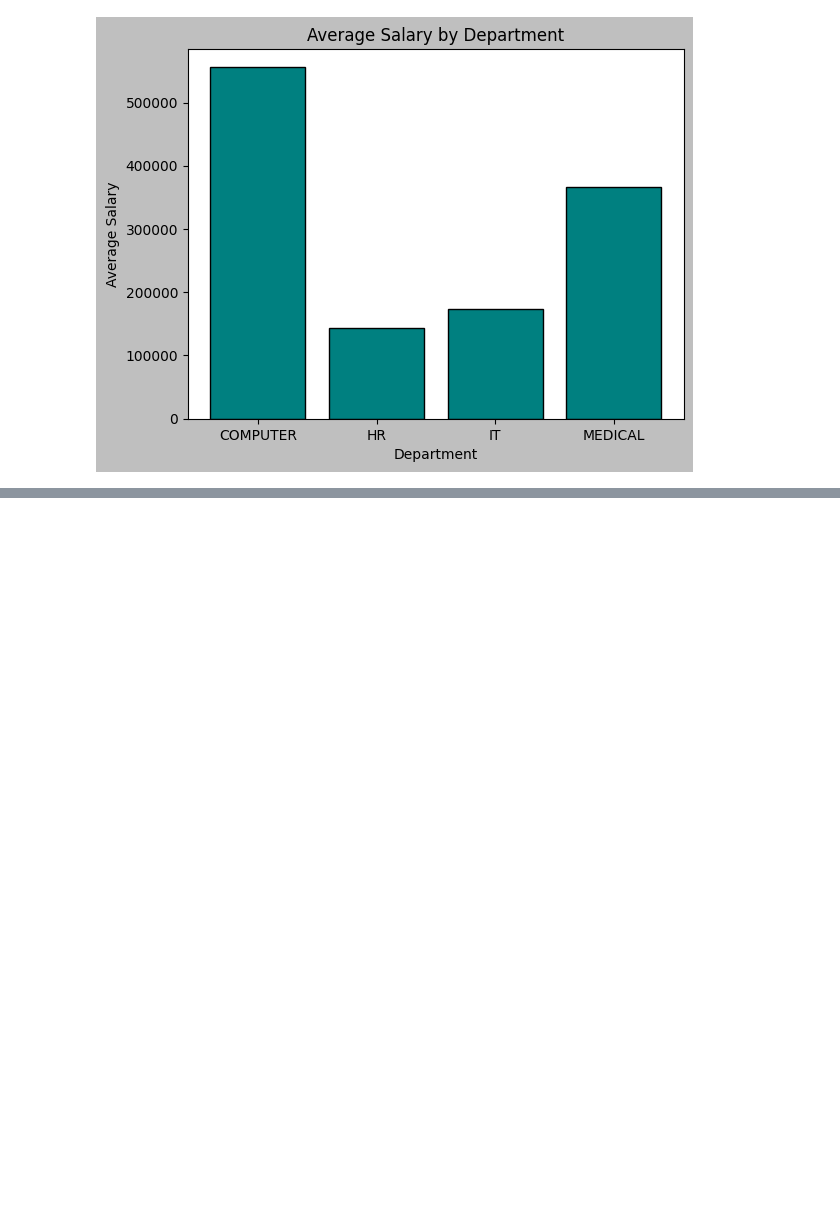
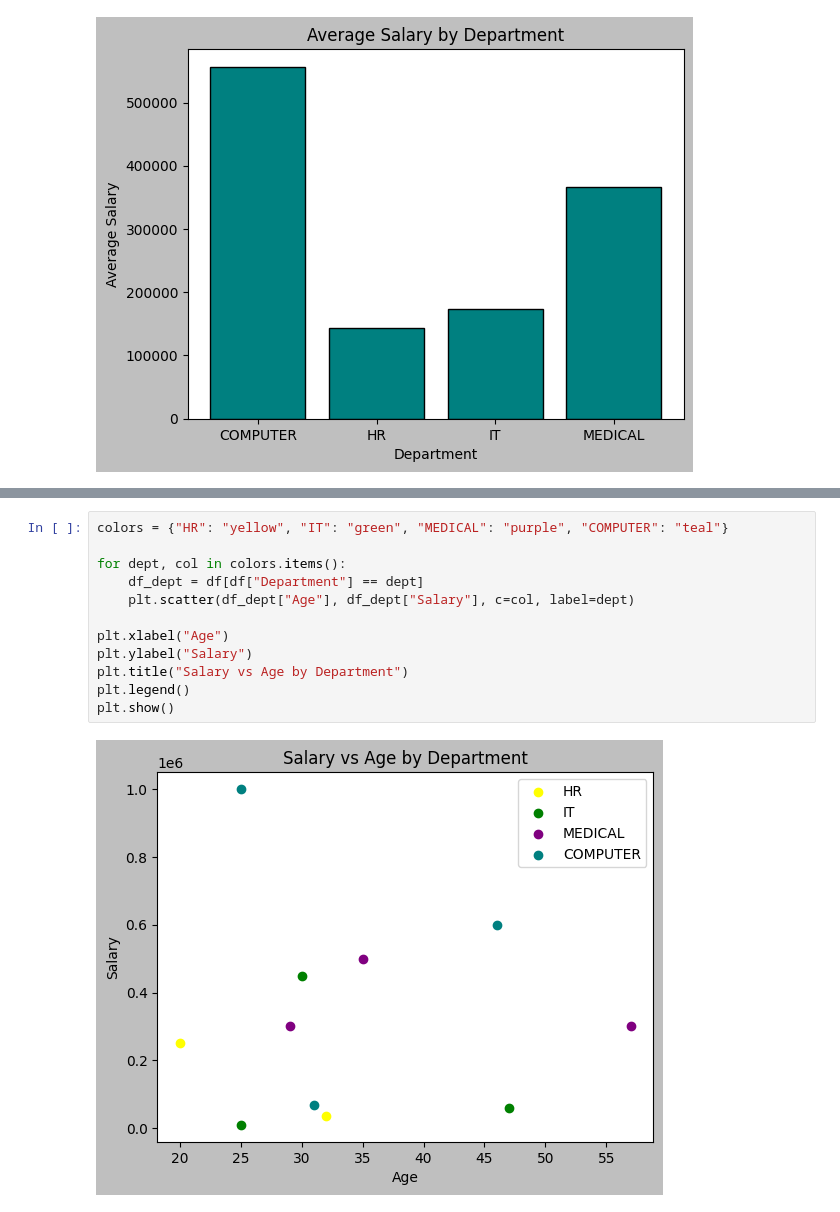
Before and after one commit to saeemane05/Python_Data_Analysis_Fundamental, a Jupyter notebook: MATPLOTLIB/03_bivariate_multivariate.ipynb, the cells around one changed output, grey strips where cells are left out. Drawn from its saved outputs; the diff is of its cells as text; blank space fills up the shorter version.

```diff
--- a/MATPLOTLIB/03_bivariate_multivariate.ipynb
+++ b/MATPLOTLIB/03_bivariate_multivariate.ipynb
@@ -165,0 +229,14 @@ plt.show()
+# %%
+colors = {"HR": "yellow", "IT": "green", "MEDICAL": "purple", "COMPUTER": "teal"}
+
+for dept, col in colors.items():
+    df_dept = df[df["Department"] == dept]
+    plt.scatter(df_dept["Age"], df_dept["Salary"], c=col, label=dept)
+
+plt.xlabel("Age")
+plt.ylabel("Salary")
+plt.title("Salary vs Age by Department")
+plt.legend()
+plt.show()
+# %% [output]
+[figure, added]
```
Also changed, not shown: parts of 9 cells of this notebook.
